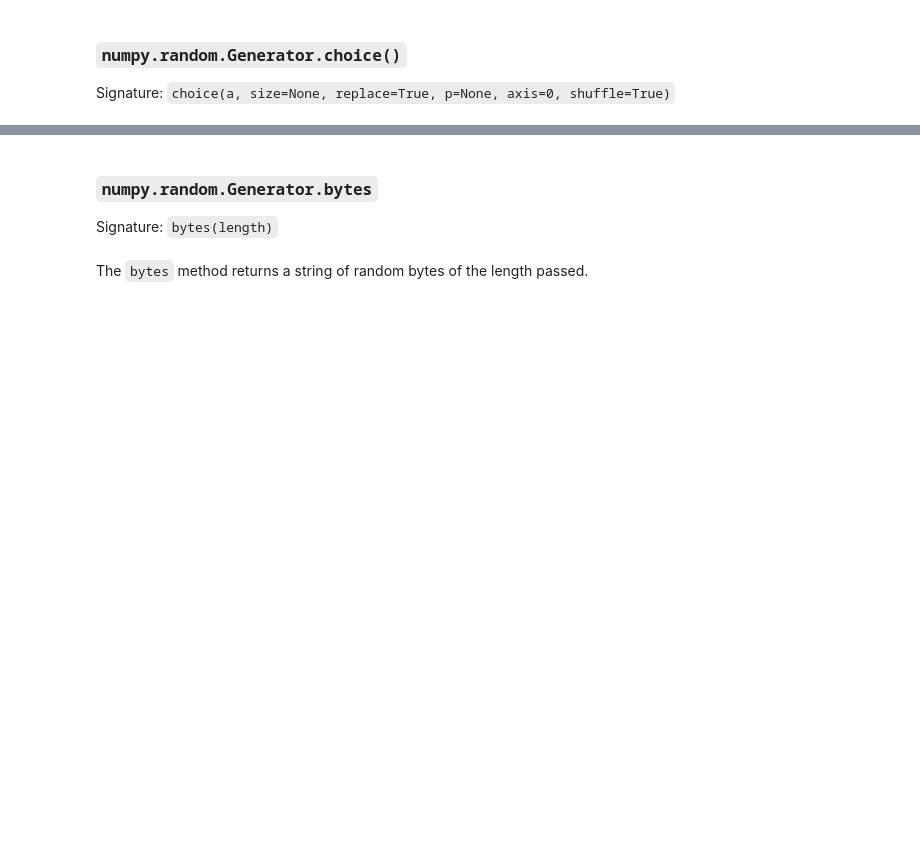
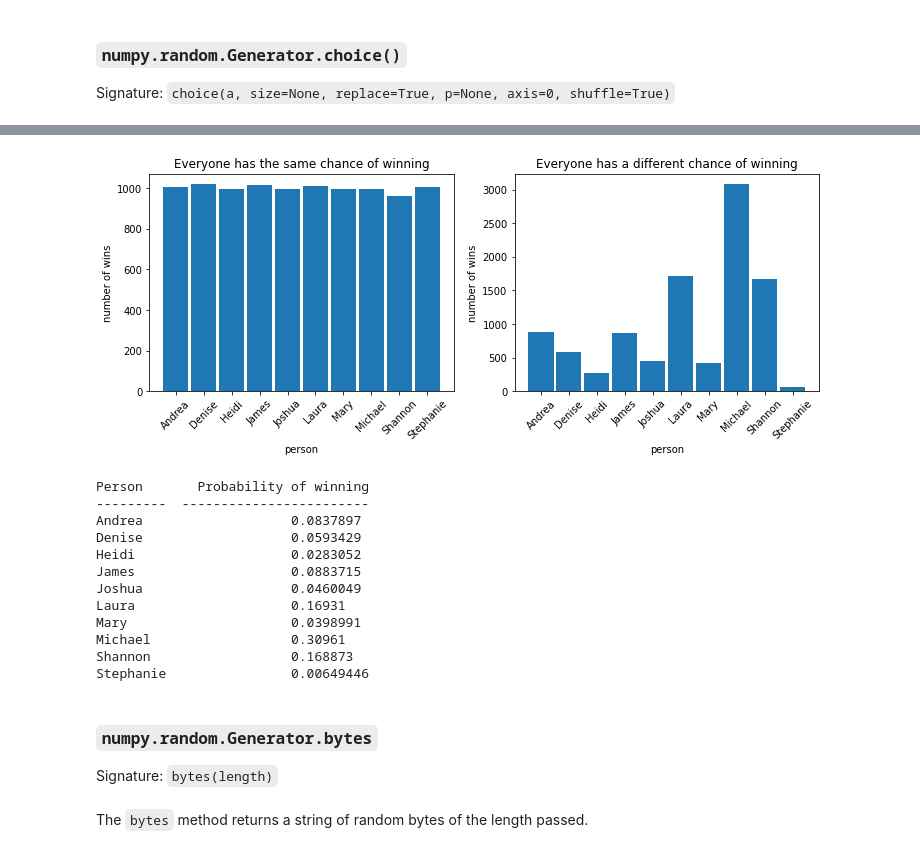
Before and after one commit to fod/numpy-random, a Jupyter notebook: numpy-random.ipynb, the cells around one changed output, grey strips where cells are left out. Saved outputs shown, nothing was run; the diff lists cells and outputs as text; code cells hidden in the pictures; blank space fills up the shorter version.

Commit message:
Discussion and examples of use of Generator.choice()

```diff
--- a/numpy-random.ipynb
+++ b/numpy-random.ipynb
@@ -346,3 +337,46 @@ plt.colorbar()
+# %%
+# Generate a list of ten people
+fake_name = Faker()
+people = [fake_name.unique.first_name() for _ in range(10)]
+
+# Select one random winner with discrete uniform probability 10000 times
+winners_uniform = rng.choice(people, size=10000)
+# Generate 10 random probabilities summing to 1
+# the Dirichlet distribution is a ditribution in which all of the sampled
+# values sum to 1, making it suitable for generating random probabilities
+probabilities = rng.dirichlet(np.ones(10),size=1)[0]
+# Select one random winner with probabilities generated above 10000 times
+winners_skewed  = rng.choice(people, size=10000, p=probabilities)
+
+# Plot histograms of the number of wins each person gets in both cases
+fig, (ax1, ax2) = plt.subplots(1, 2, figsize=(12,4))
+for ax, data in zip((ax1, ax2), (winners_uniform, winners_skewed)):
+    ax.hist(sorted(data), bins=range(11), align="left", rwidth=0.9)
+    ax.set_xlabel('person')
+    ax.set_ylabel('number of wins')
+    ax.tick_params('x', labelrotation=45)
+ax1.set_title("Everyone has the same chance of winning")
+ax2.set_title("Everyone has a different chance of winning")
+plt.show()
+
+# Table showing each person's probability of winning
+# in case where everyone has a different chance
+print(tabulate(sorted(zip(people, probabilities)),
+               headers=["Person", "Probability of winning"]))
+# %% [output]
+[figure, added]
+Person       Probability of winning
+---------  ------------------------
+Andrea                   0.0837897
+Denise                   0.0593429
+Heidi                    0.0283052
+James                    0.0883715
+Joshua                   0.0460049
+Laura                    0.16931
+Mary                     0.0398991
+Michael                  0.30961
+Shannon                  0.168873
+Stephanie                0.00649446
 # %% [markdown]
 ### `numpy.random.Generator.bytes`
 Signature: `bytes(length)`
```
Also changed, not shown: parts of 26 cells of this notebook.
